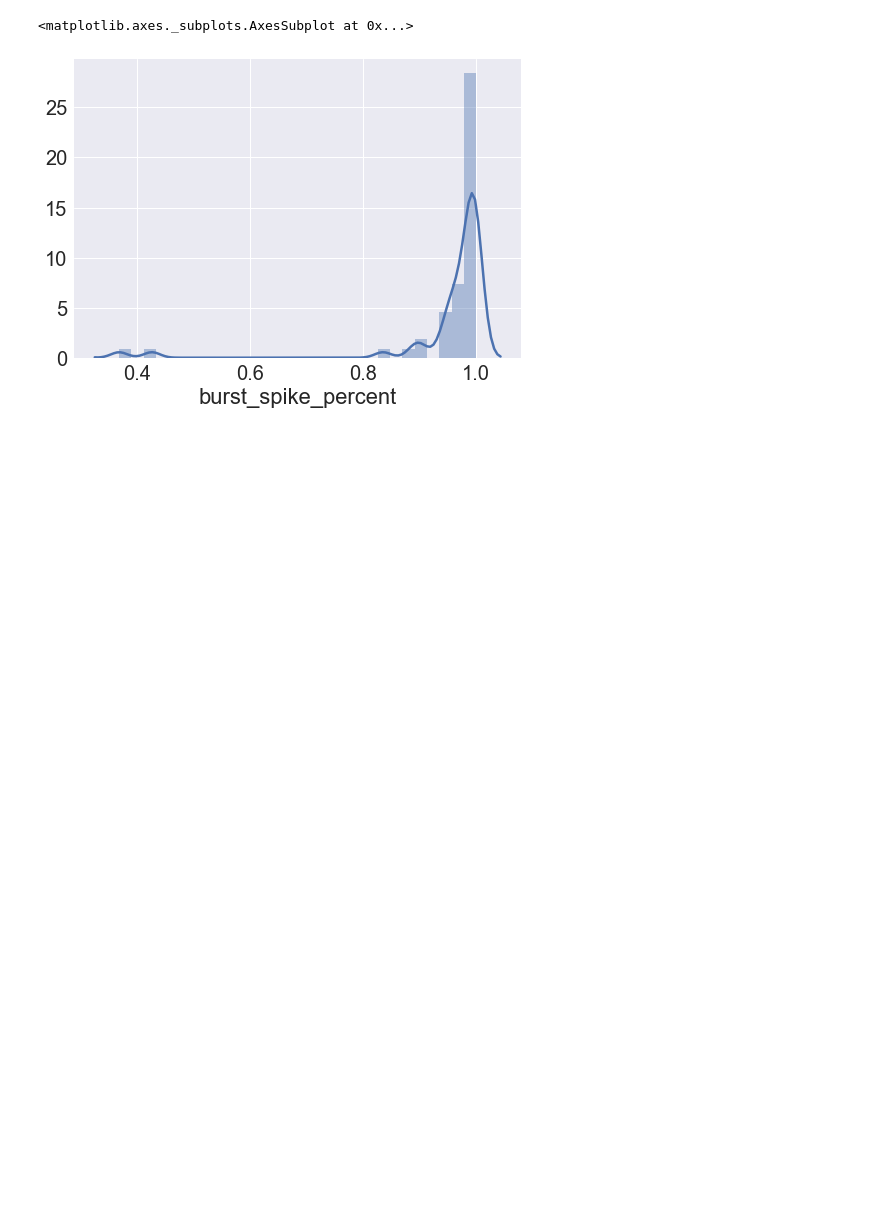
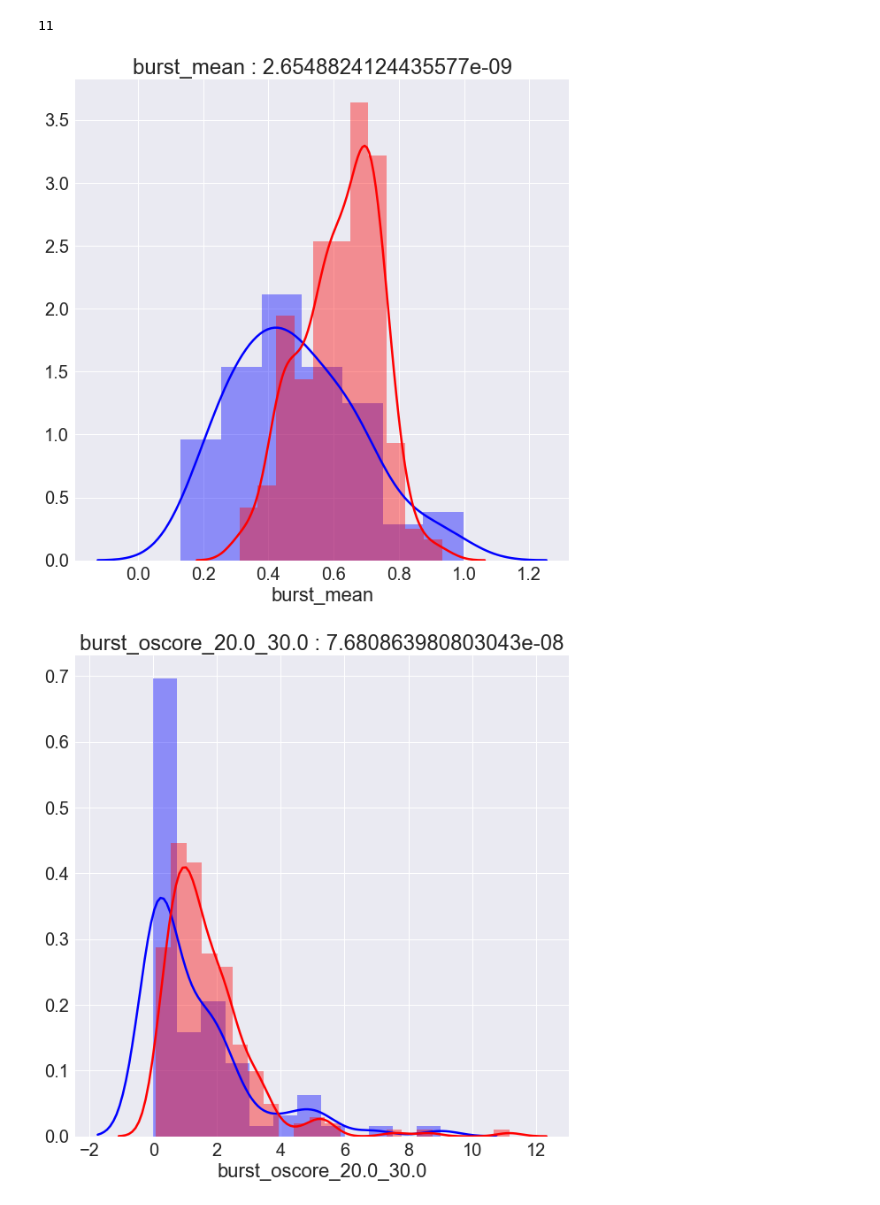
Before and after one commit to Vlad0922/neurophysiology, a Jupyter notebook: awake_vs_sleep/compare_sleep_spontan.ipynb, the cells around one changed output. Cells and saved outputs as stored; diff of their text form; code cells hidden in the pictures; blank space fills up the shorter version.

```diff
--- a/awake_vs_sleep/compare_sleep_spontan.ipynb
+++ b/awake_vs_sleep/compare_sleep_spontan.ipynb
@@ -151,4 +103,0 @@ burst_oscore_cols = [ 'burst_oscore_12.0_20.0', 'burst_oscore_20.0_30.0',
-# %%
-data_bursts = data
-for c in burst_oscore_cols:
-    data_bursts = data_bursts[data_bursts[c] > 0.]
@@ -229,5 +103,0 @@ data_005 = data_005[data_005['burst_oscore_12.0_20.0'] > 0.]
-# %%
-sns.distplot(data_005['burst_spike_percent'])
-# %% [output]
-<matplotlib.axes._subplots.AxesSubplot at 0x...>
-[figure, removed]
@@ -233,0 +152,31 @@ sns.distplot(data_005['burst_spike_percent'])
+# %%
+data_cols = ['burst_mean', 'burst_oscore_12.0_20.0', 'burst_oscore_20.0_30.0',
+       'burst_oscore_3.0_8.0', 'burst_oscore_30.0_60.0',
+       'burst_oscore_60.0_90.0', 'burst_oscore_8.0_12.0', 'burst_percent',
+       'burst_spike_percent', 'cv', 'firing_rate', 'frequency_variance',
+       'interburst_interval', 'isi_mean', 'isi_median', 'isi_std',
+       'kurtoisis', 'lv', 'mean_isi_in_burst', 'mean_spikes_in_burst',
+       'median_isi_in_burst', 'nu', 'oscore_12.0_20.0', 'oscore_20.0_30.0',
+       'oscore_3.0_8.0', 'oscore_30.0_60.0', 'oscore_60.0_90.0',
+       'oscore_8.0_12.0', 'skewness']
+# %%
+count = 0
+for c in data_cols:
+    sleep_data = data_sleep[c]
+    awake_data = data_awake[c]
+
+#     stat, pval = sp.stats.ttest_ind_from_stats(np.mean(sleep_data), np.var(sleep_data), len(sleep_data),
+#                                                np.mean(awake_data), np.var(awake_data), len(awake_data))
+    stat, pval = sp.stats.ks_2samp(sleep_data, awake_data)
+#     print(c, stat, pval)
+    if pval < 1e-5:
+        plt.figure(figsize=(10,10))
+        sns.distplot(sleep_data, color='blue', label='sleep')
+        sns.distplot(awake_data, color='red', label='awake')
+        plt.title('{} : {}'.format(c, pval))
+        count += 1
+print(count)
+# %% [output]
+11
+[figure, added]
+[figure, added]
```
Also changed, not shown: parts of 31 cells of this notebook.
